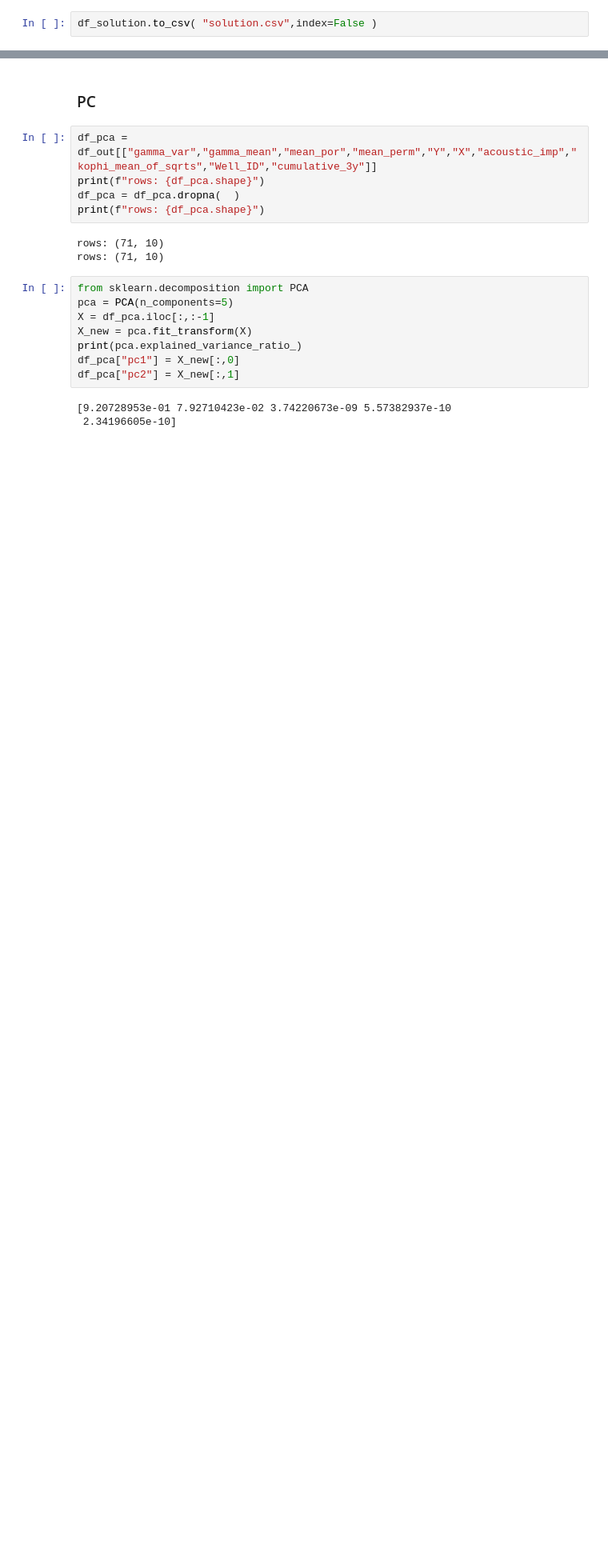
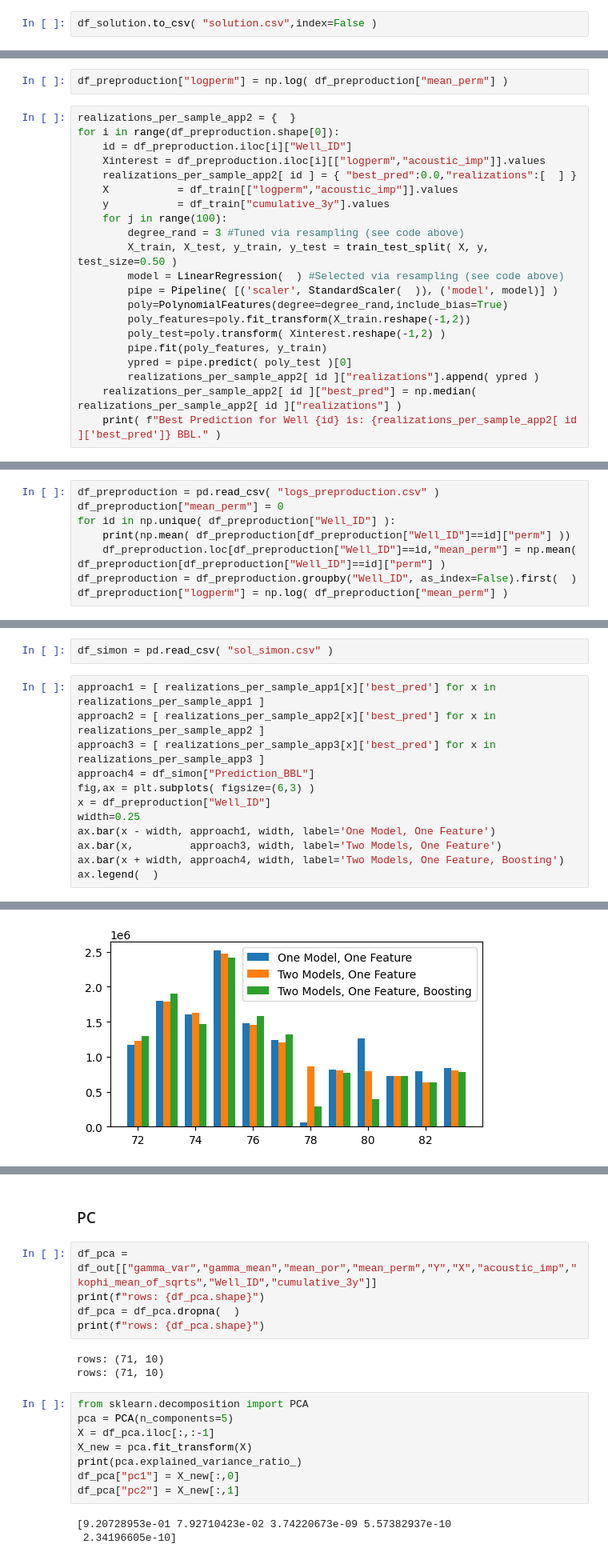
Before and after one commit to acmontesh/Energ-AI-z, a Jupyter notebook: Production_analysis.ipynb, the cells around one changed output, grey strips where cells are left out. Shown at 80% size. Drawn from its saved outputs; the diff is of its cells as text; blank space fills up the shorter version.

```diff
--- a/Production_analysis.ipynb
+++ b/Production_analysis.ipynb
@@ -710,0 +829,23 @@ df_solution.to_csv( "solution.csv",index=False )
+# %%
+df_preproduction["logperm"] = np.log( df_preproduction["mean_perm"] )
+# %%
+realizations_per_sample_app2 = {  }
+for i in range(df_preproduction.shape[0]):
+    id = df_preproduction.iloc[i]["Well_ID"]
+    Xinterest = df_preproduction.iloc[i][["logperm","acoustic_imp"]].values
+    realizations_per_sample_app2[ id ] = { "best_pred":0.0,"realizations":[  ] }
+    X           = df_train[["logperm","acoustic_imp"]].values
+    y           = df_train["cumulative_3y"].values
+    for j in range(100):
+        degree_rand = 3 #Tuned via resampling (see code above)
+        X_train, X_test, y_train, y_test = train_test_split( X, y, test_size=0.50 )
+        model = LinearRegression(  ) #Selected via resampling (see code above)
+        pipe = Pipeline( [('scaler', StandardScaler(  )), ('model', model)] )
+        poly=PolynomialFeatures(degree=degree_rand,include_bias=True)
+        poly_features=poly.fit_transform(X_train.reshape(-1,2))
+        poly_test=poly.transform( Xinterest.reshape(-1,2) )
+        pipe.fit(poly_features, y_train)
+        ypred = pipe.predict( poly_test )[0]
+        realizations_per_sample_app2[ id ]["realizations"].append( ypred )
+    realizations_per_sample_app2[ id ]["best_pred"] = np.median( realizations_per_sample_app2[ id ]["realizations"] )
+    print( f"Best Prediction for Well {id} is: {realizations_per_sample_app2[ id ]['best_pred']} BBL." )
@@ -710,0 +867,8 @@ df_solution.to_csv( "solution.csv",index=False )
+# %%
+df_preproduction = pd.read_csv( "logs_preproduction.csv" )
+df_preproduction["mean_perm"] = 0
+for id in np.unique( df_preproduction["Well_ID"] ):
+    print(np.mean( df_preproduction[df_preproduction["Well_ID"]==id]["perm"] ))
+    df_preproduction.loc[df_preproduction["Well_ID"]==id,"mean_perm"] = np.mean( df_preproduction[df_preproduction["Well_ID"]==id]["perm"] )
+df_preproduction = df_preproduction.groupby("Well_ID", as_index=False).first(  )
+df_preproduction["logperm"] = np.log( df_preproduction["mean_perm"] )
@@ -710,0 +963,15 @@ df_solution.to_csv( "solution.csv",index=False )
+# %%
+df_simon = pd.read_csv( "sol_simon.csv" )
+# %%
+approach1 = [ realizations_per_sample_app1[x]['best_pred'] for x in realizations_per_sample_app1 ]
+approach2 = [ realizations_per_sample_app2[x]['best_pred'] for x in realizations_per_sample_app2 ]
+approach3 = [ realizations_per_sample_app3[x]['best_pred'] for x in realizations_per_sample_app3 ]
+approach4 = df_simon["Prediction_BBL"]
+fig,ax = plt.subplots( figsize=(6,3) )
+x = df_preproduction["Well_ID"]
+width=0.25
+ax.bar(x - width, approach1, width, label='One Model, One Feature')
+ax.bar(x,         approach3, width, label='Two Models, One Feature')
+ax.bar(x + width, approach4, width, label='Two Models, One Feature, Boosting')
+ax.legend(  )
+# %% [output]
@@ -710,0 +979 @@ df_solution.to_csv( "solution.csv",index=False )
+[figure, added]
```
Also changed, not shown: parts of 22 cells of this notebook, 1 other file.
